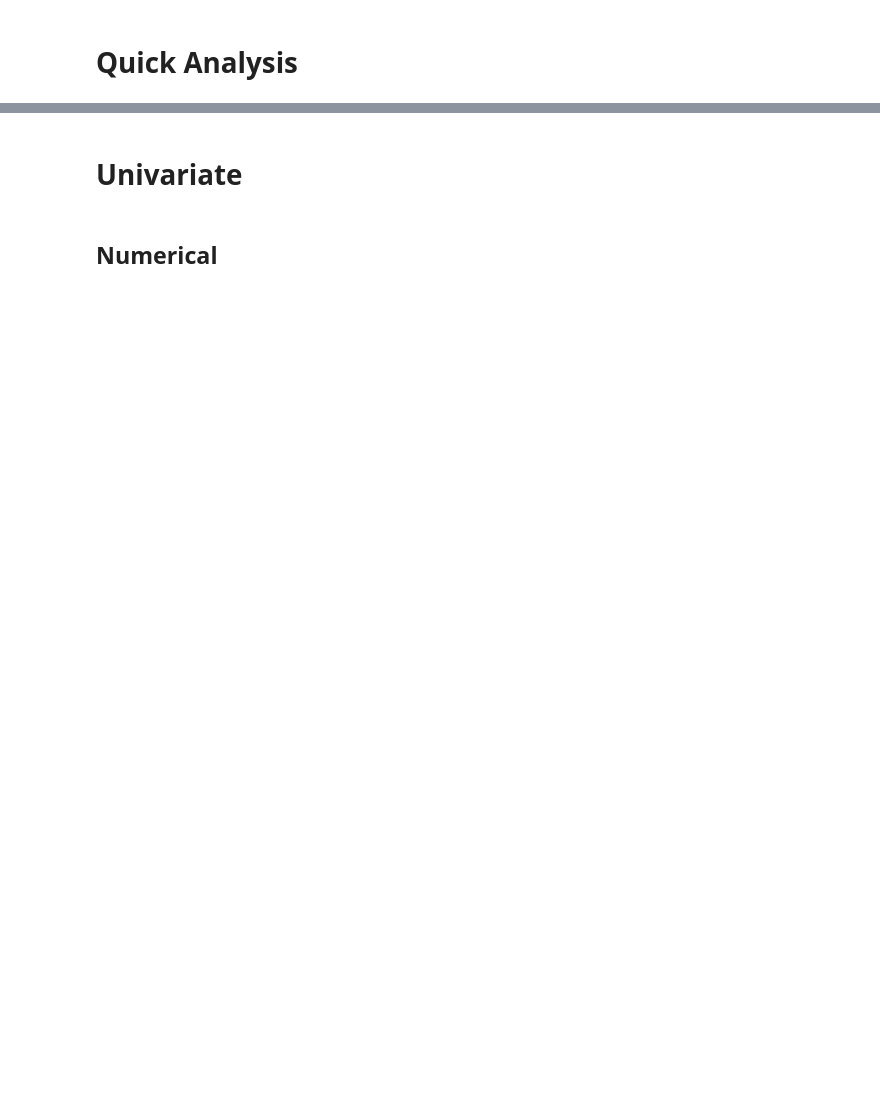
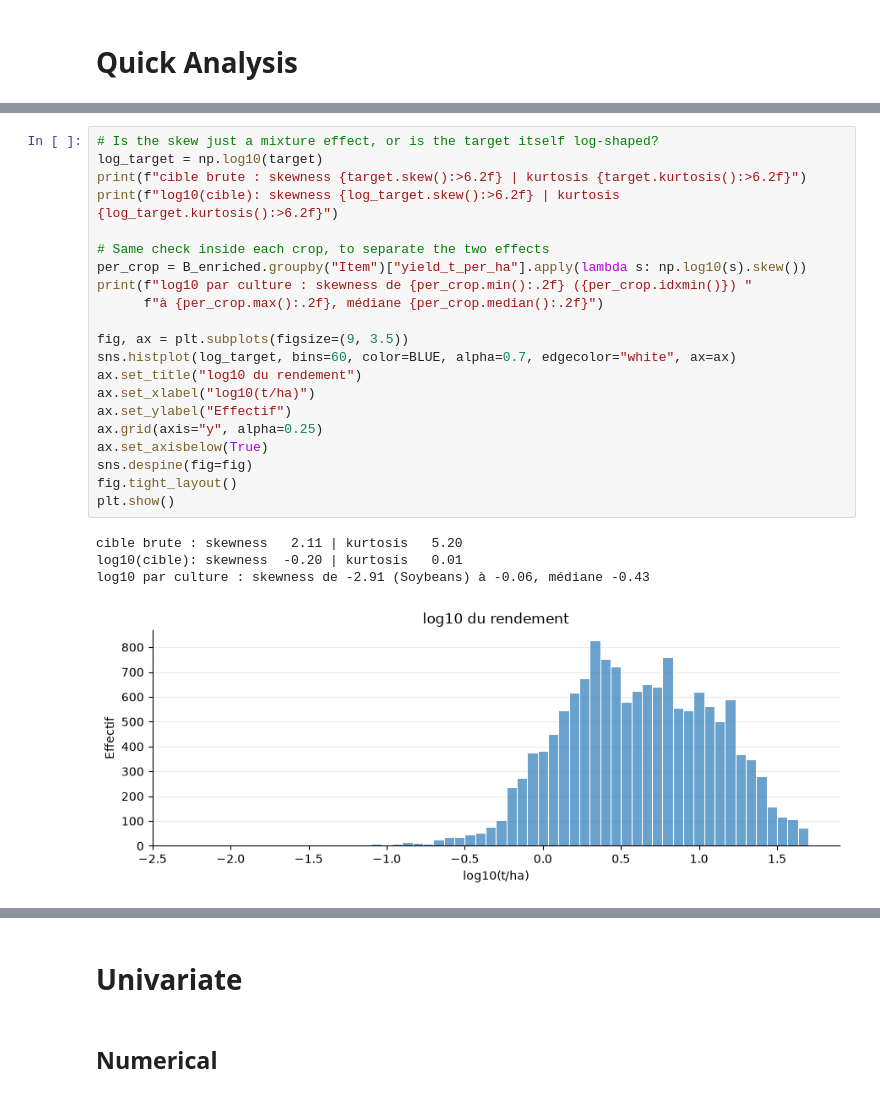
Before and after one commit to KL38/OC_P12_ML_MLOPS_Predict-Crops-rentability, a Jupyter notebook: notebooks/EDA CYPD.ipynb, the cells around one changed output, grey strips where cells are left out. Saved outputs shown, nothing was run; the diff lists cells and outputs as text; blank space fills up the shorter version.

```diff
--- a/notebooks/EDA CYPD.ipynb
+++ b/notebooks/EDA CYPD.ipynb
@@ -1125,0 +1048,26 @@ activé. Ce n'est donc pas une erreur de saisie, c'est **structurel**. On compre
+# %%
+# Is the skew just a mixture effect, or is the target itself log-shaped?
+log_target = np.log10(target)
+print(f"cible brute : skewness {target.skew():>6.2f} | kurtosis {target.kurtosis():>6.2f}")
+print(f"log10(cible): skewness {log_target.skew():>6.2f} | kurtosis {log_target.kurtosis():>6.2f}")
+
+# Same check inside each crop, to separate the two effects
+per_crop = B_enriched.groupby("Item")["yield_t_per_ha"].apply(lambda s: np.log10(s).skew())
+print(f"log10 par culture : skewness de {per_crop.min():.2f} ({per_crop.idxmin()}) "
+      f"à {per_crop.max():.2f}, médiane {per_crop.median():.2f}")
+
+fig, ax = plt.subplots(figsize=(9, 3.5))
+sns.histplot(log_target, bins=60, color=BLUE, alpha=0.7, edgecolor="white", ax=ax)
+ax.set_title("log10 du rendement")
+ax.set_xlabel("log10(t/ha)")
+ax.set_ylabel("Effectif")
+ax.grid(axis="y", alpha=0.25)
+ax.set_axisbelow(True)
+sns.despine(fig=fig)
+fig.tight_layout()
+plt.show()
+# %% [output]
+cible brute : skewness   2.11 | kurtosis   5.20
+log10(cible): skewness  -0.20 | kurtosis   0.01
+log10 par culture : skewness de -2.91 (Soybeans) à -0.06, médiane -0.43
+[figure, added]
```
Also changed, not shown: parts of 106 cells of this notebook, 2 other files.
